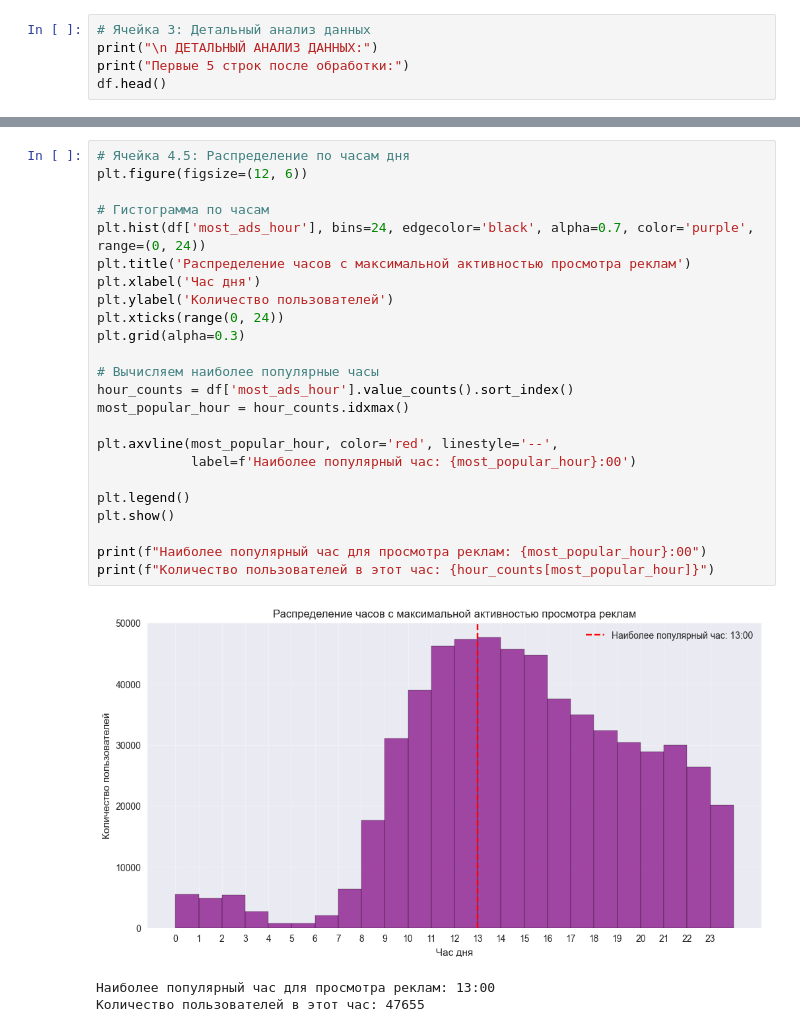
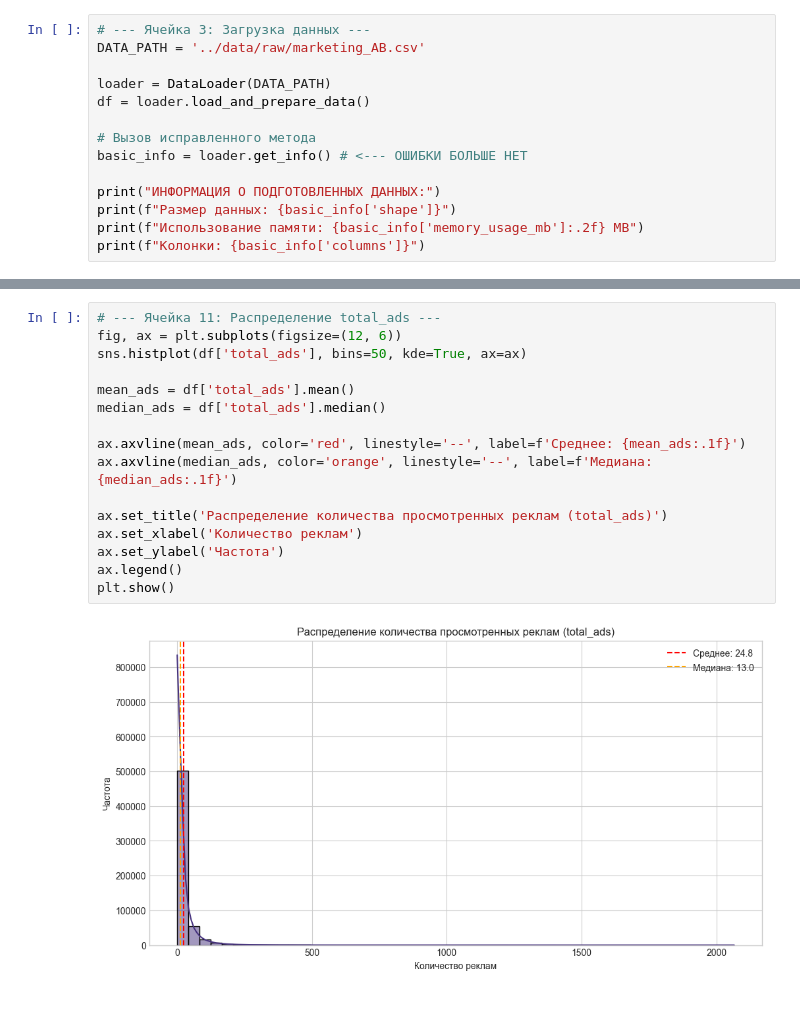
Before and after one commit to zh0rchik/ab-analytics-pipeline, a Jupyter notebook: notebooks/01_eda.ipynb, the cells around one changed output, grey strips where cells are left out. Drawn from its saved outputs; the diff is of its cells as text; blank space fills up the shorter version.

```diff
--- a/notebooks/01_eda.ipynb
+++ b/notebooks/01_eda.ipynb
@@ -49,6 +39,15 @@ INFO:data_loader:Валидация данных пройдена
 # %%
-# Ячейка 3: Детальный анализ данных
-print("\n ДЕТАЛЬНЫЙ АНАЛИЗ ДАННЫХ:")
-print("Первые 5 строк после обработки:")
-df.head()
+# --- Ячейка 3: Загрузка данных ---
+DATA_PATH = '../data/raw/marketing_AB.csv'
+
+loader = DataLoader(DATA_PATH)
+df = loader.load_and_prepare_data()
+
+# Вызов исправленного метода
+basic_info = loader.get_info() # <--- ОШИБКИ БОЛЬШЕ НЕТ
+
+print("ИНФОРМАЦИЯ О ПОДГОТОВЛЕННЫХ ДАННЫХ:")
+print(f"Размер данных: {basic_info['shape']}")
+print(f"Использование памяти: {basic_info['memory_usage_mb']:.2f} MB")
+print(f"Колонки: {basic_info['columns']}")
 # %% [output]
@@ -206,28 +164,18 @@ INFO:matplotlib.category:Using categorical units to plot a list of strings that
 # %%
-# Ячейка 4.5: Распределение по часам дня
-plt.figure(figsize=(12, 6))
+# --- Ячейка 11: Распределение total_ads ---
+fig, ax = plt.subplots(figsize=(12, 6))
+sns.histplot(df['total_ads'], bins=50, kde=True, ax=ax)
 
-# Гистограмма по часам
-plt.hist(df['most_ads_hour'], bins=24, edgecolor='black', alpha=0.7, color='purple', range=(0, 24))
-plt.title('Распределение часов с максимальной активностью просмотра реклам')
-plt.xlabel('Час дня')
-plt.ylabel('Количество пользователей')
-plt.xticks(range(0, 24))
-plt.grid(alpha=0.3)
+mean_ads = df['total_ads'].mean()
+median_ads = df['total_ads'].median()
 
-# Вычисляем наиболее популярные часы
-hour_counts = df['most_ads_hour'].value_counts().sort_index()
-most_popular_hour = hour_counts.idxmax()
+ax.axvline(mean_ads, color='red', linestyle='--', label=f'Среднее: {mean_ads:.1f}')
+ax.axvline(median_ads, color='orange', linestyle='--', label=f'Медиана: {median_ads:.1f}')
 
-plt.axvline(most_popular_hour, color='red', linestyle='--',
-            label=f'Наиболее популярный час: {most_popular_hour}:00')
-
-plt.legend()
+ax.set_title('Распределение количества просмотренных реклам (total_ads)')
+ax.set_xlabel('Количество реклам')
+ax.set_ylabel('Частота')
+ax.legend()
 plt.show()
-
-print(f"Наиболее популярный час для просмотра реклам: {most_popular_hour}:00")
-print(f"Количество пользователей в этот час: {hour_counts[most_popular_hour]}")
 # %% [output]
-[figure, old version]
+[figure, new version]
-Наиболее популярный час для просмотра реклам: 13:00
-Количество пользователей в этот час: 47655
```
Also changed, not shown: parts of 17 cells of this notebook.
